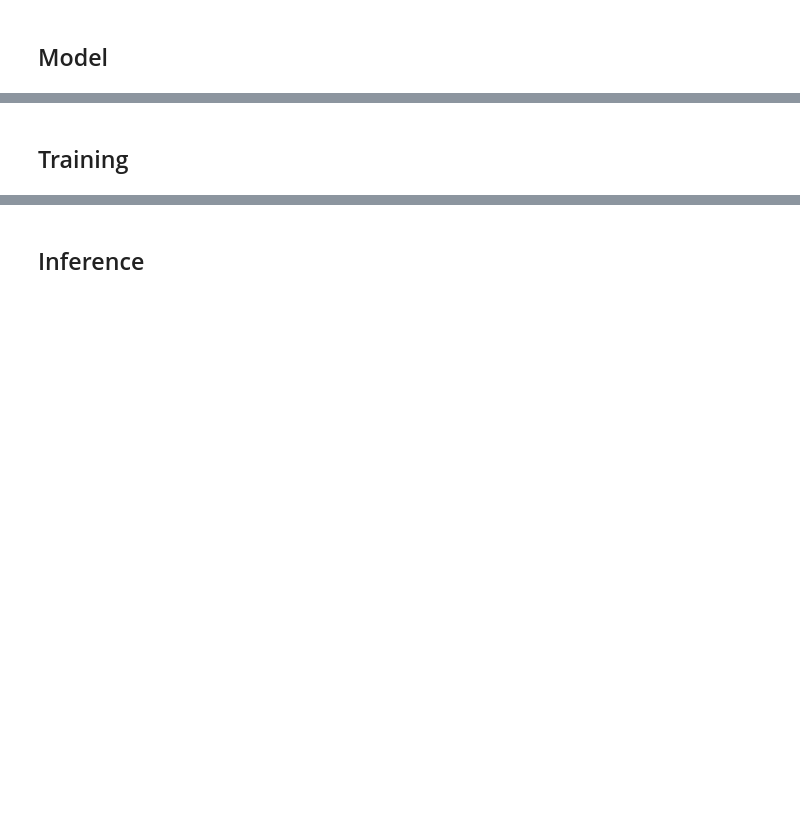
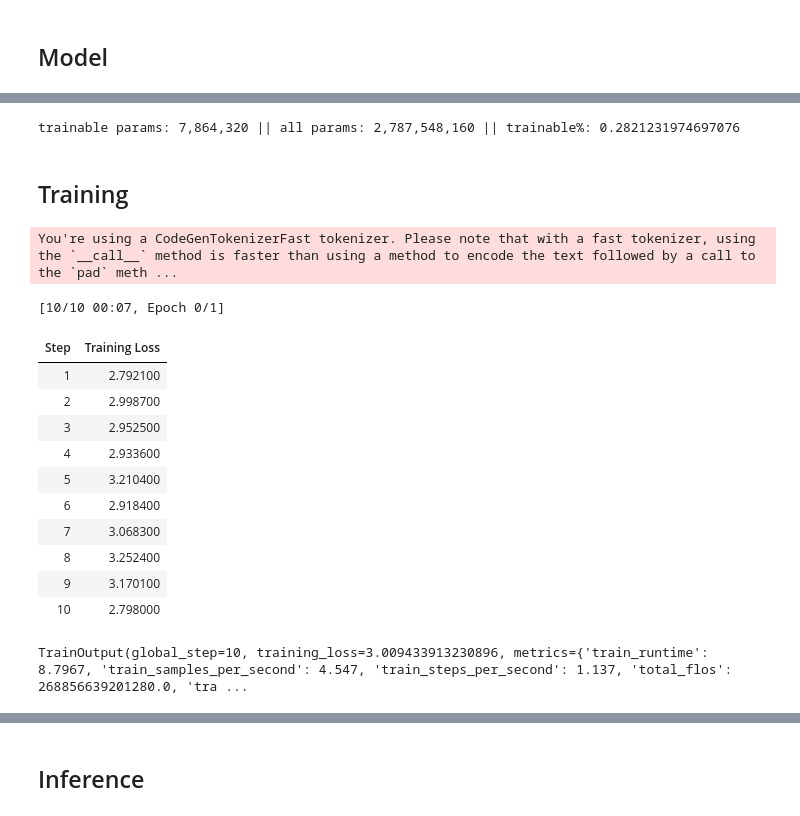
Before and after one commit to ChenDelong1999/Seq2Seq-AutoEncoder, a Jupyter notebook: Phi_2-finetune.ipynb, the cells around one changed output, grey strips where cells are left out. Saved outputs shown, nothing was run; the diff lists cells and outputs as text; code cells hidden in the pictures; blank space fills up the shorter version.

```diff
--- a/Phi_1_5_dialogstudio.ipynb
+++ b/Phi_2-finetune.ipynb
@@ -19,7 +19,8 @@ from transformers import (
     BitsAndBytesConfig
 )
 
-from trl import SFTTrainer
+from trl import MultimodalTrainer
 
 DEVICE = "cuda:0" if torch.cuda.is_available() else "cpu"
-MODEL_NAME = "microsoft/phi-1_5"
+MODEL_NAME = "microsoft/phi-2"
+!huggingface-cli login --token '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'
@@ -28,2 +32,4 @@ MODEL_NAME = "microsoft/phi-1_5"
+# %%
+model = AutoModelForCausalLM.from_pretrained(MODEL_NAME, trust_remote_code=True).to(DEVICE)
 # %% [markdown]
 ## Data
@@ -143,3 +140,7 @@ peft_config = LoraConfig(
     bias="none",
     task_type="CAUSAL_LM"
 )
+model = get_peft_model(model, peft_config)
+model.print_trainable_parameters()
+# %% [output]
+trainable params: 7,864,320 || all params: 2,787,548,160 || trainable%: 0.2821231974697076
@@ -155,24 +153,40 @@ model.print_trainable_parameters()
 # %tensorboard --logdir experiments/runs
 # %%
 training_arguments = TrainingArguments(
-        output_dir="phi-1_5-finetuned-dialogstudio",
+        output_dir="runs/phi-2-finetuned-dialogstudio",
         per_device_train_batch_size=4,
         gradient_accumulation_steps=1,
         learning_rate=2e-4,
         lr_scheduler_type="cosine",
         save_strategy="epoch",
         logging_steps=1,
-        max_steps=3,
+        max_steps=10,
         num_train_epochs=1,
         push_to_hub=True
     )
 # %%
-trainer = trl.SFTTrainer(
+trainer = MultimodalTrainer(
     model=model,
     train_dataset=dataset["train"],
     eval_dataset=dataset["validation"],
     peft_config=peft_config,
     dataset_text_field="text",
     tokenizer=tokenizer,
     args=training_arguments,
 )
+trainer.train()
+# %% [output]
+You're using a CodeGenTokenizerFast tokenizer. Please note that with a fast tokenizer, using the `__call__` method is faster than using a method to encode the text followed by a call to the `pad` meth ...
+[10/10 00:07, Epoch 0/1]
+| Step | Training Loss |
+| 1 | 2.792100 |
+| 2 | 2.998700 |
+| 3 | 2.952500 |
+| 4 | 2.933600 |
+| 5 | 3.210400 |
+| 6 | 2.918400 |
+| 7 | 3.068300 |
+| 8 | 3.252400 |
+| 9 | 3.170100 |
+| 10 | 2.798000 |
+TrainOutput(global_step=10, training_loss=3.009433913230896, metrics={'train_runtime': 8.7967, 'train_samples_per_second': 4.547, 'train_steps_per_second': 1.137, 'total_flos': 268856639201280.0, 'tra ...
```
Also changed, not shown: parts of 25 cells of this notebook, 15 other files.
